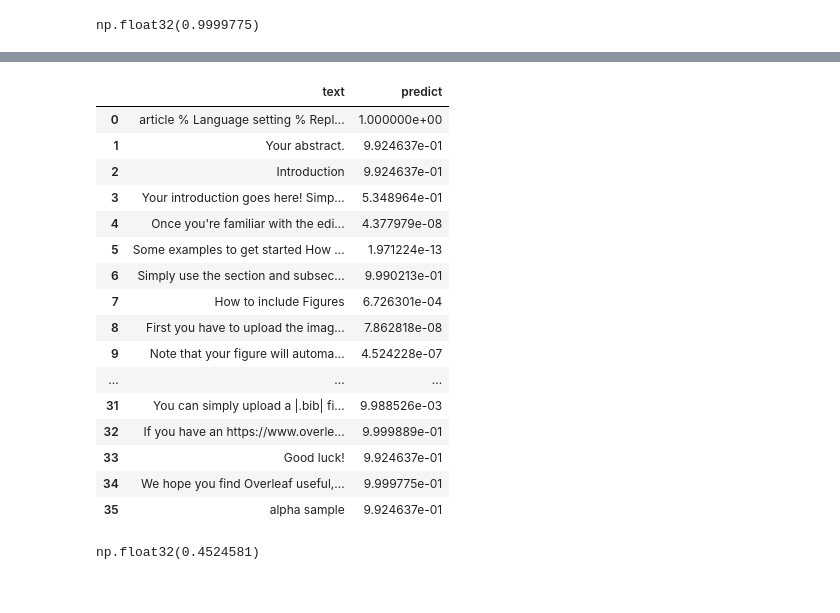
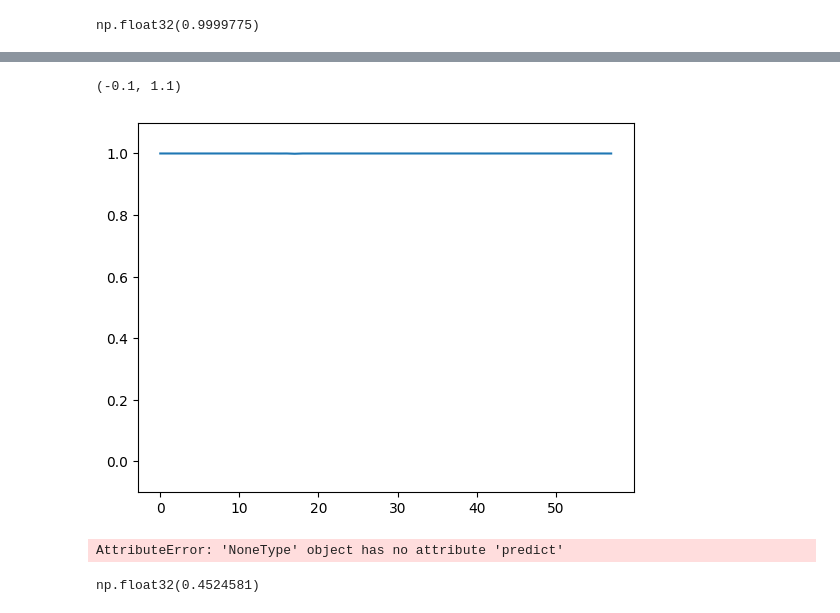
Before and after one commit to Dzida-0/Skradzione-Wzory, a Jupyter notebook: prediction_model_2/test2.ipynb, the cells around one changed output, grey strips where cells are left out. Saved outputs shown, nothing was run; the diff lists cells and outputs as text; code cells hidden in the pictures.

Commit message:
raport start

```diff
--- a/prediction_model_2/test2.ipynb
+++ b/prediction_model_2/test2.ipynb
@@ -33,24 +54,14 @@ np.float32(0.9999775)
+# %%
+plt.plot([i for i in range(len(d.values()))],d.values())
+plt.ylim(-0.1, 1.1)
+# %% [output]
+(-0.1, 1.1)
+[figure, added]
 # %%
-e = mod.predict_from_latex('rn.tex')
+e = mod.predict_from_latex('predict_latex/rn.tex')
 pd.DataFrame(list(e.items()), columns=["text", "predict"])
 # %% [output]
-|  | text | predict |
-| 0 | article % Language setting % Repl... | 1.000000e+00 |
-| 1 | Your abstract. | 9.924637e-01 |
-| 2 | Introduction | 9.924637e-01 |
-| 3 | Your introduction goes here! Simp... | 5.348964e-01 |
-| 4 | Once you're familiar with the edi... | 4.377979e-08 |
-| 5 | Some examples to get started How ... | 1.971224e-13 |
-| 6 | Simply use the section and subsec... | 9.990213e-01 |
-| 7 | How to include Figures | 6.726301e-04 |
-| 8 | First you have to upload the imag... | 7.862818e-08 |
-| 9 | Note that your figure will automa... | 4.524228e-07 |
-| ... | ... | ... |
-| 31 | You can simply upload a |.bib| fi... | 9.988526e-03 |
-| 32 | If you have an https://www.overle... | 9.999889e-01 |
-| 33 | Good luck! | 9.924637e-01 |
-| 34 | We hope you find Overleaf useful,... | 9.999775e-01 |
-| 35 | alpha sample | 9.924637e-01 |
+AttributeError: 'NoneType' object has no attribute 'predict'
 # %%
 sum(e.values())/len(e)
 # %% [output]
```
Also changed, not shown: parts of 7 cells of this notebook, 5 other files.
